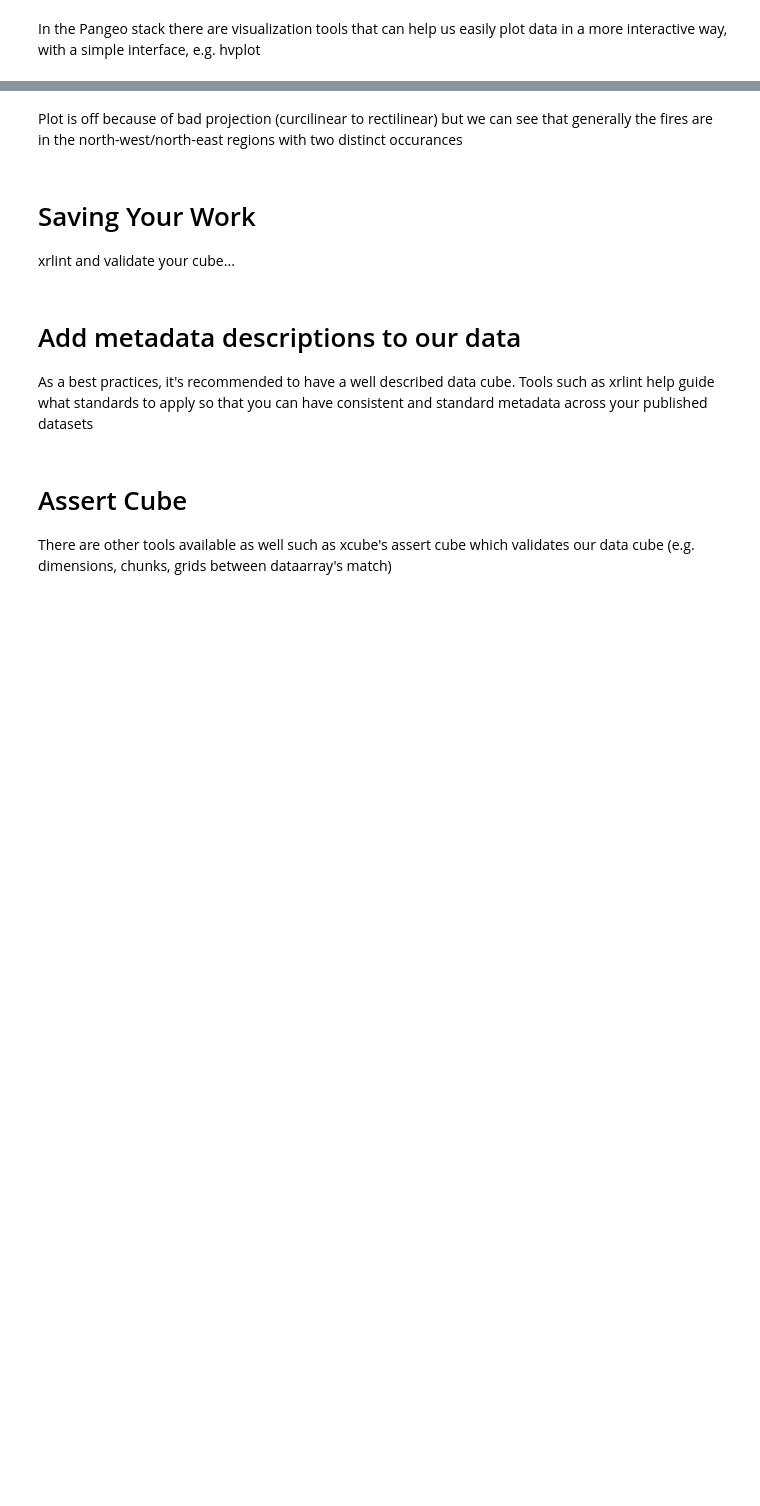
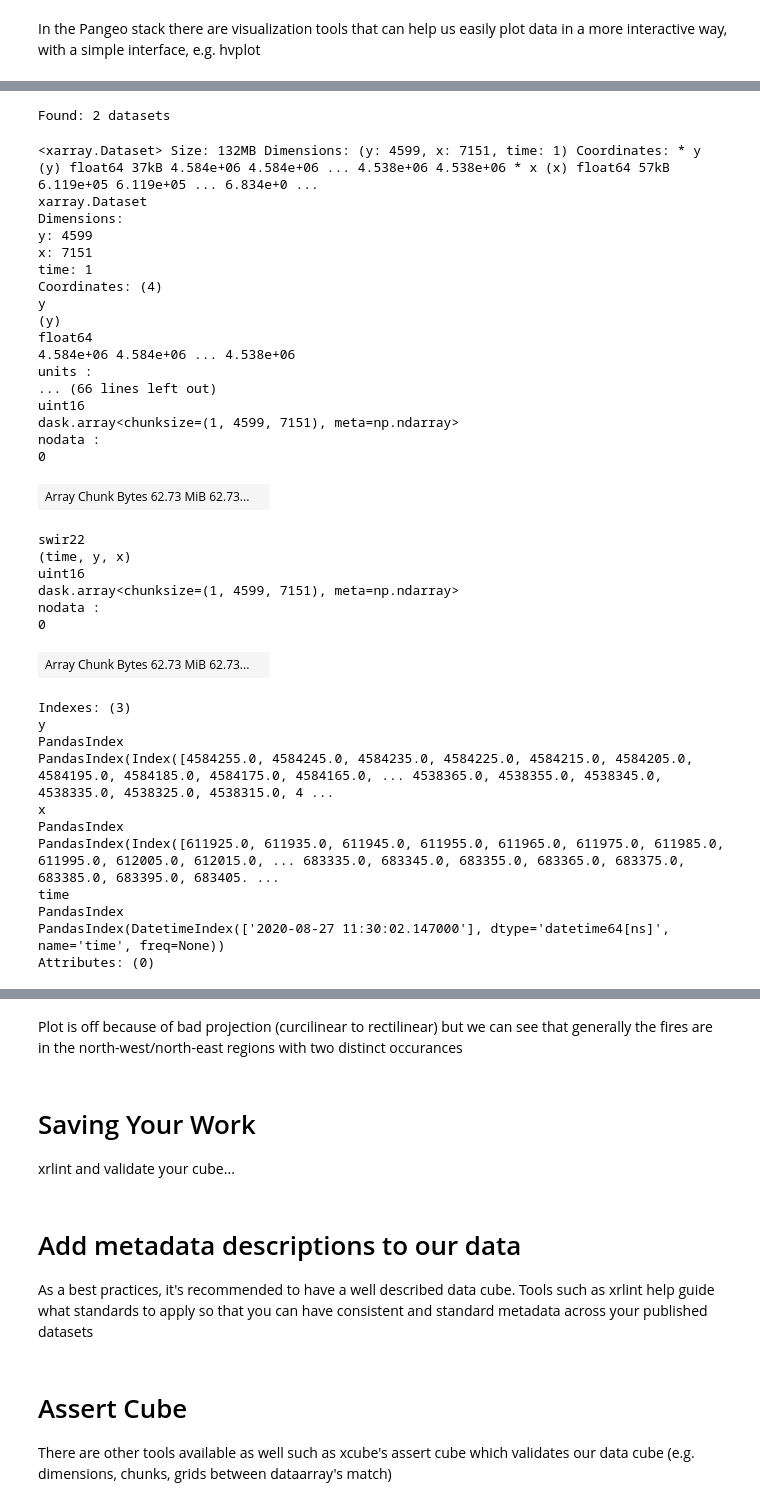
Before and after one commit to sunnydean/LPS25_Pangeo_x_EarthCODE_Workshop, a Jupyter notebook: burnt-area-example/pangeo_on_EarthCODE.ipynb, the cells around one changed output, grey strips where cells are left out. Drawn from its saved outputs; the diff is of its cells as text; code cells hidden in the pictures; blank space fills up the shorter version.

```diff
--- a/burnt-area-example/pangeo_on_EarthCODE.ipynb
+++ b/burnt-area-example/pangeo_on_EarthCODE.ipynb
@@ -232,25 +384,64 @@ prefire_ds
 # %%
 week_after_end = (week_after + timedelta(days=30))
 time_range = str(week_after.date()) + "/" + str(week_after_end.date())
 
 query2 = catalog.search(
     collections=["sentinel-2-l2a"], datetime=time_range, limit=100,
     bbox=bbox, query={"eo:cloud_cover": {"lt": 0.5}}
 )
 
 items = list(query2.items())
 print(f"Found: {len(items):d} datasets")
 
 items_post = min(items, key=lambda item: item.properties["eo:cloud_cover"])
 
 postfire_ds = stac_load(
     [items_post],
     bands=("nir", "swir22"),
     chunks=chunk,  # <-- use Dask
+    resolution=res,
     groupby="datetime",
     bbox=bbox,
 )
 postfire_ds
+# %% [output]
+Found: 2 datasets
+<xarray.Dataset> Size: 132MB Dimensions: (y: 4599, x: 7151, time: 1) Coordinates: * y (y) float64 37kB 4.584e+06 4.584e+06 ... 4.538e+06 4.538e+06 * x (x) float64 57kB 6.119e+05 6.119e+05 ... 6.834e+0 ...
+xarray.Dataset
+Dimensions:
+y: 4599
+x: 7151
+time: 1
+Coordinates: (4)
+y
+(y)
+float64
+4.584e+06 4.584e+06 ... 4.538e+06
+units :
+... (66 lines left out)
+uint16
+dask.array<chunksize=(1, 4599, 7151), meta=np.ndarray>
+nodata :
+0
+| Array Chunk Bytes 62.73 MiB 62.73... |  |
+swir22
+(time, y, x)
+uint16
+dask.array<chunksize=(1, 4599, 7151), meta=np.ndarray>
+nodata :
+0
+| Array Chunk Bytes 62.73 MiB 62.73... |  |
+Indexes: (3)
+y
+PandasIndex
+PandasIndex(Index([4584255.0, 4584245.0, 4584235.0, 4584225.0, 4584215.0, 4584205.0, 4584195.0, 4584185.0, 4584175.0, 4584165.0, ... 4538365.0, 4538355.0, 4538345.0, 4538335.0, 4538325.0, 4538315.0, 4 ...
+x
+PandasIndex
+PandasIndex(Index([611925.0, 611935.0, 611945.0, 611955.0, 611965.0, 611975.0, 611985.0, 611995.0, 612005.0, 612015.0, ... 683335.0, 683345.0, 683355.0, 683365.0, 683375.0, 683385.0, 683395.0, 683405. ...
+time
+PandasIndex
+PandasIndex(DatetimeIndex(['2020-08-27 11:30:02.147000'], dtype='datetime64[ns]', name='time', freq=None))
+Attributes: (0)
 # %%
 # Rename bands in dataset to use simple names
 bands_to_rename = {
```
Also changed, not shown: parts of 20 cells of this notebook.
